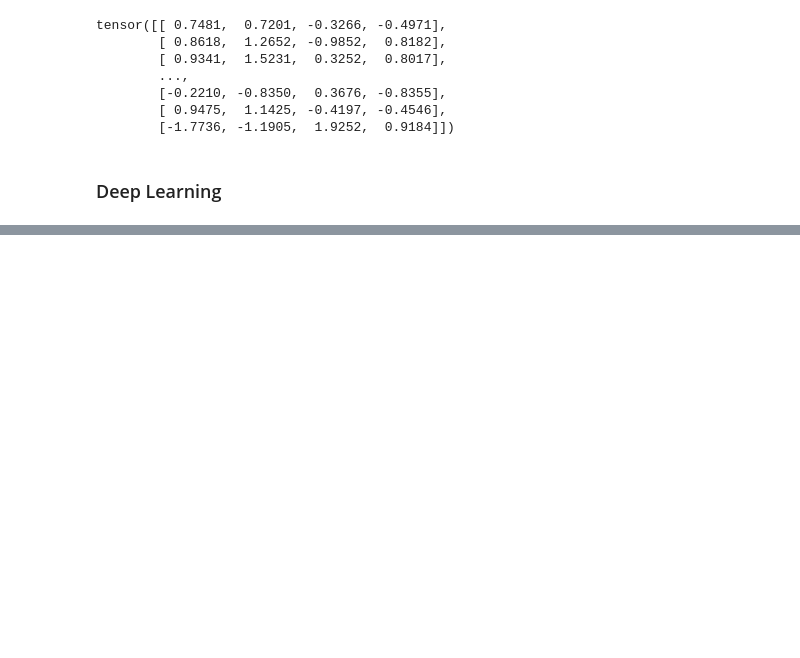
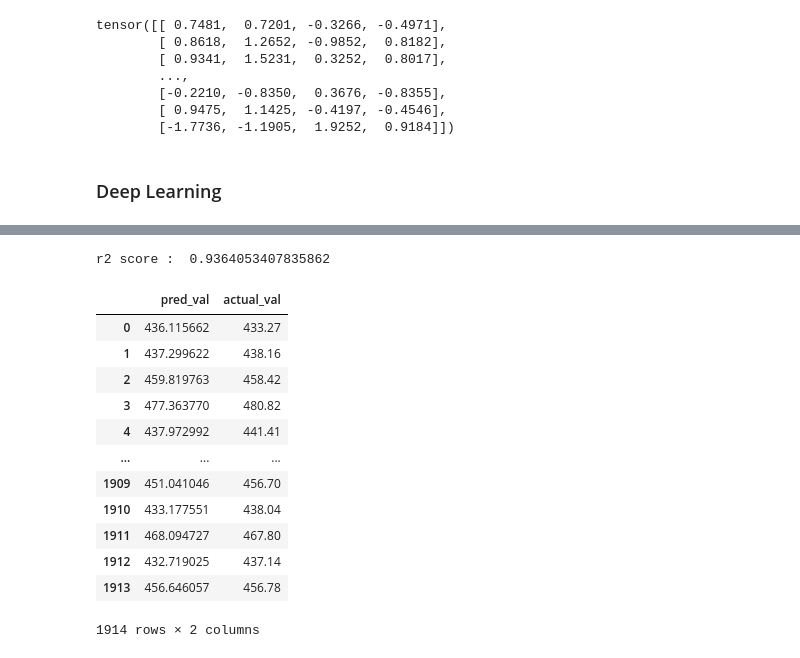
Before and after one commit to Tanmai-Thakre/Minor_Projects, a Jupyter notebook: ANN_Regression.ipynb, the cells around one changed output, grey strips where cells are left out. Cells and saved outputs as stored; diff of their text form; code cells hidden in the pictures; blank space fills up the shorter version.

```diff
--- a/ANN_Regression.ipynb
+++ b/ANN_Regression.ipynb
@@ -203,0 +215,12 @@ plt.legend()
+# %%
+# Model Evaluation
+model.eval()
+with torch.no_grad():
+    train_pred = model(X_train_tensor)
+    test_pred = model(X_test_tensor)
+
+    train_mse_loss = criterion(train_pred , y_train_tensor)
+    test_mse_loss = criterion(test_pred , y_test_tensor)
+
+print("Training MSE Loss : " , train_mse_loss.item())
+print("Testing MSE Loss : " , test_mse_loss.item())
@@ -203,0 +230,24 @@ plt.legend()
+# %%
+from sklearn.metrics import r2_score
+print("r2 score : ", r2_score(test_pred , y_test))
+# %% [output]
+r2 score :  0.9364053407835862
+# %%
+pred_df = pd.DataFrame(test_pred.numpy() , columns=["pred_val"])
+actual_df = pd.DataFrame(y_test.values , columns=["actual_val"])
+
+pd.concat([pred_df,actual_df] , axis=1)
+# %% [output]
+|  | pred_val | actual_val |
+| 0 | 436.115662 | 433.27 |
+| 1 | 437.299622 | 438.16 |
+| 2 | 459.819763 | 458.42 |
+| 3 | 477.363770 | 480.82 |
+| 4 | 437.972992 | 441.41 |
+| ... | ... | ... |
+| 1909 | 451.041046 | 456.70 |
+| 1910 | 433.177551 | 438.04 |
+| 1911 | 468.094727 | 467.80 |
+| 1912 | 432.719025 | 437.14 |
+| 1913 | 456.646057 | 456.78 |
+1914 rows × 2 columns
```
Also changed, not shown: parts of 5 cells of this notebook, 1 other file.
